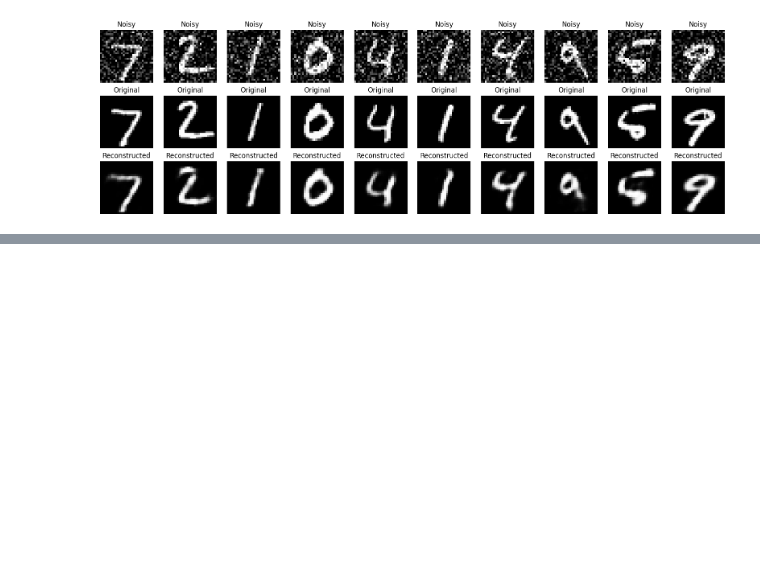
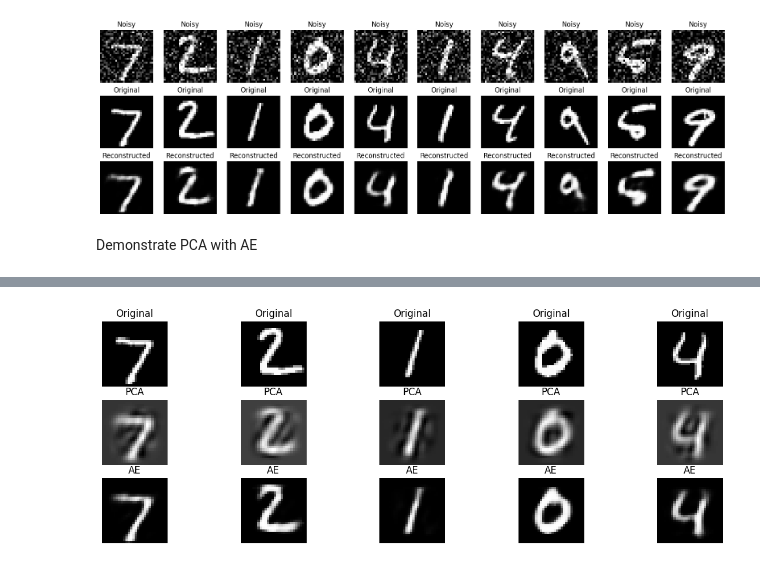
Before and after one commit to srujannayak45/DL-LAB-ASSIGNMENT, a Jupyter notebook: Encoder_Decoder.ipynb, the cells around one changed output, grey strips where cells are left out. Cells and saved outputs as stored; diff of their text form; code cells hidden in the pictures; blank space fills up the shorter version.

```diff
--- a/Encoder_Decoder.ipynb
+++ b/Encoder_Decoder.ipynb
@@ -482,3 +482,69 @@ Epoch 20/20
 235/235 ━━━━━━━━━━━━━━━━━━━━ 1s 4ms/step - loss: 0.0940 - val_loss: 0.0934
 1/1 ━━━━━━━━━━━━━━━━━━━━ 0s 246ms/step
 [figure]
+# %% [markdown]
+Demonstrate PCA with AE
+# %%
+import numpy as np
+import matplotlib.pyplot as plt
+from sklearn.decomposition import PCA
+from tensorflow.keras.datasets import mnist
+from tensorflow.keras.layers import Input, Dense
+from tensorflow.keras.models import Model
+
+# Load data
+(x_train, _), (x_test, _) = mnist.load_data()
+
+x_train = x_train / 255.0
+x_test = x_test / 255.0
+
+x_train = x_train.reshape(len(x_train), 784)
+x_test = x_test.reshape(len(x_test), 784)
+
+# -----------------------------
+# PCA
+# -----------------------------
+pca = PCA(n_components=32)
+x_test_pca = pca.fit_transform(x_test)
+x_test_pca_recon = pca.inverse_transform(x_test_pca)
+
+# -----------------------------
+# Autoencoder
+# -----------------------------
+input_layer = Input(shape=(784,))
+encoded = Dense(32, activation='relu')(input_layer)
+decoded = Dense(784, activation='sigmoid')(encoded)
+
+autoencoder = Model(input_layer, decoded)
+autoencoder.compile(optimizer='adam', loss='binary_crossentropy')
+
+autoencoder.fit(x_train, x_train, epochs=10, batch_size=256, verbose=0)
+
+decoded_imgs = autoencoder.predict(x_test)
+
+# -----------------------------
+# Visualization
+# -----------------------------
+plt.figure(figsize=(15,5))
+
+for i in range(5):
+    # Original
+    plt.subplot(3,5,i+1)
+    plt.imshow(x_test[i].reshape(28,28), cmap='gray')
+    plt.title("Original")
+    plt.axis('off')
+
+    # PCA
+    plt.subplot(3,5,i+6)
+    plt.imshow(x_test_pca_recon[i].reshape(28,28), cmap='gray')
+    plt.title("PCA")
+    plt.axis('off')
+
+    # AE
+    plt.subplot(3,5,i+11)
+    plt.imshow(decoded_imgs[i].reshape(28,28), cmap='gray')
+    plt.title("AE")
+    plt.axis('off')
+
+plt.show()
+# %% [output]
@@ -484,0 +554 @@ Epoch 20/20
+[figure, added]
```
Also changed, not shown: parts of 3 cells of this notebook.
